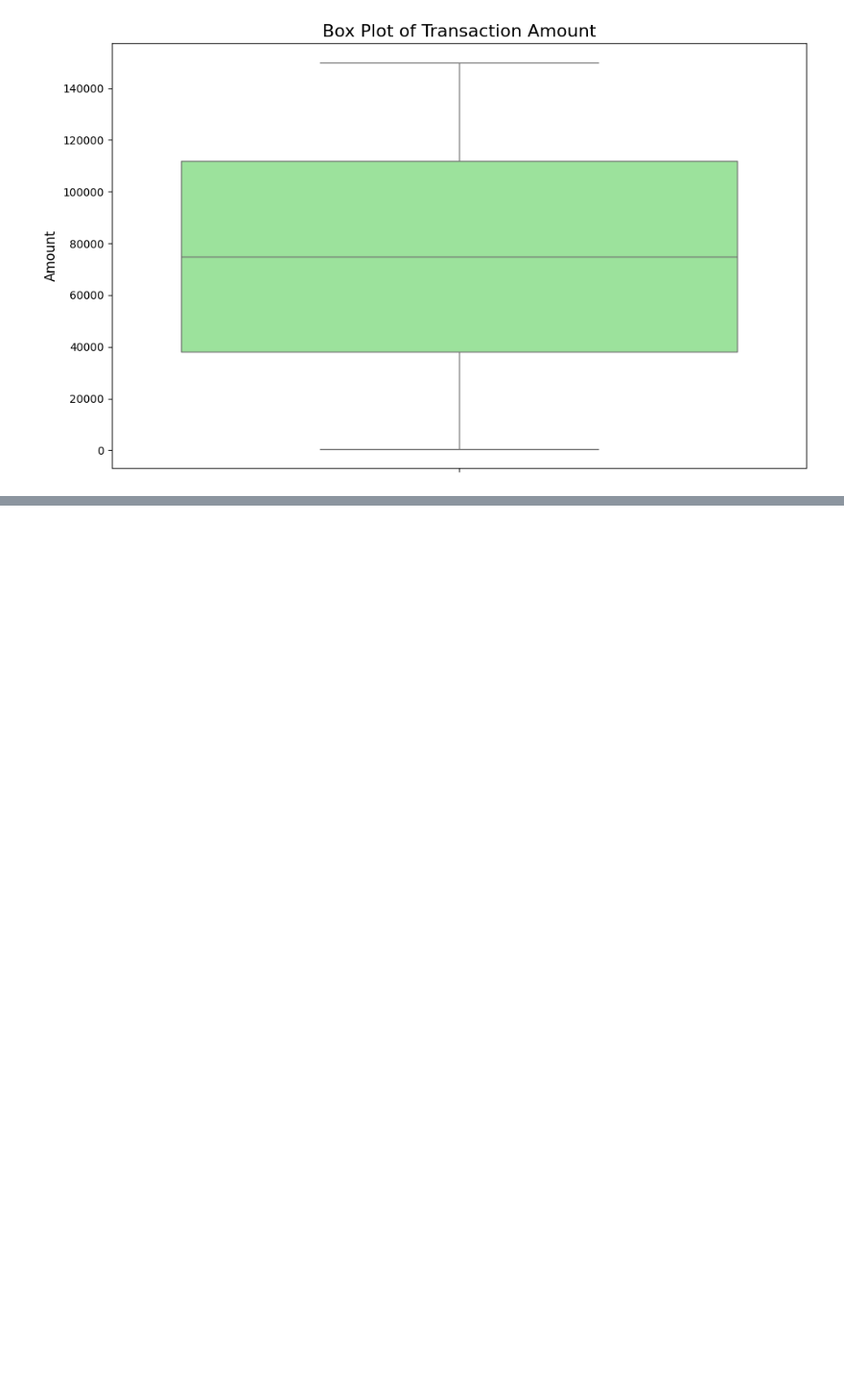
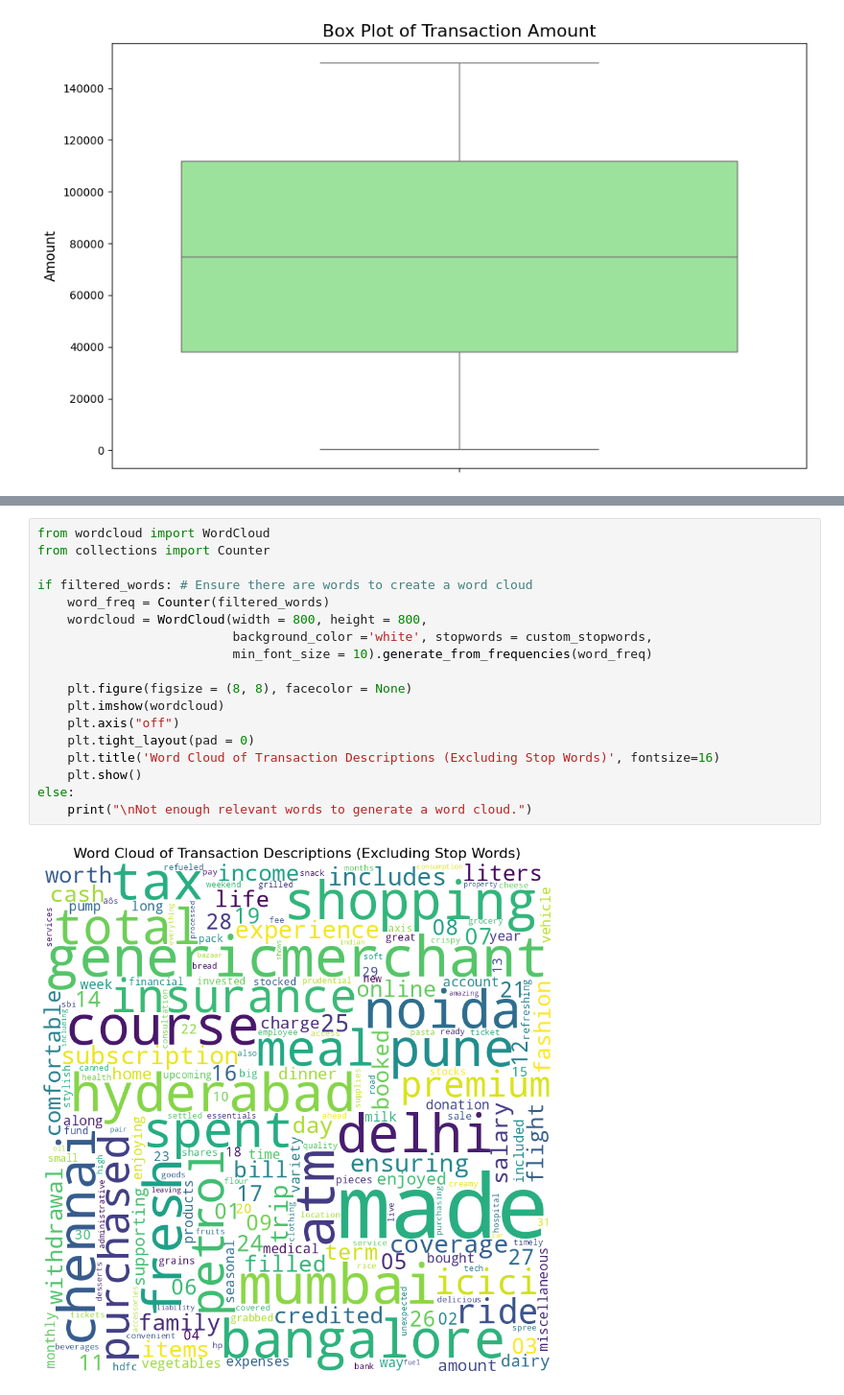
Before and after one commit to rohitnig/deutsche_assignment, a Jupyter notebook: notebooks/Transaction_Category_Distribution_Analysis.ipynb, the cells around one changed output, grey strips where cells are left out. Shown at 96% size. Drawn from its saved outputs; the diff is of its cells as text; blank space fills up the shorter version.

```diff
--- a/notebooks/Transaction_Category_Distribution_Analysis.ipynb
+++ b/notebooks/Transaction_Category_Distribution_Analysis.ipynb
@@ -155,5 +149,25 @@ plt.show()
 # %% [output]
 Total Amount per Day of Week:
 [figure]
+# %%
+from wordcloud import WordCloud
+from collections import Counter
+
+if filtered_words: # Ensure there are words to create a word cloud
+    word_freq = Counter(filtered_words)
+    wordcloud = WordCloud(width = 800, height = 800,
+                          background_color ='white', stopwords = custom_stopwords,
+                          min_font_size = 10).generate_from_frequencies(word_freq)
+
+    plt.figure(figsize = (8, 8), facecolor = None)
+    plt.imshow(wordcloud)
+    plt.axis("off")
+    plt.tight_layout(pad = 0)
+    plt.title('Word Cloud of Transaction Descriptions (Excluding Stop Words)', fontsize=16)
+    plt.show()
+else:
+    print("\nNot enough relevant words to generate a word cloud.")
+# %% [output]
+[figure, added]
 # %%
 merchant_column_name="Merchant"
```
Also changed, not shown: parts of 12 cells of this notebook, 2 other files.
